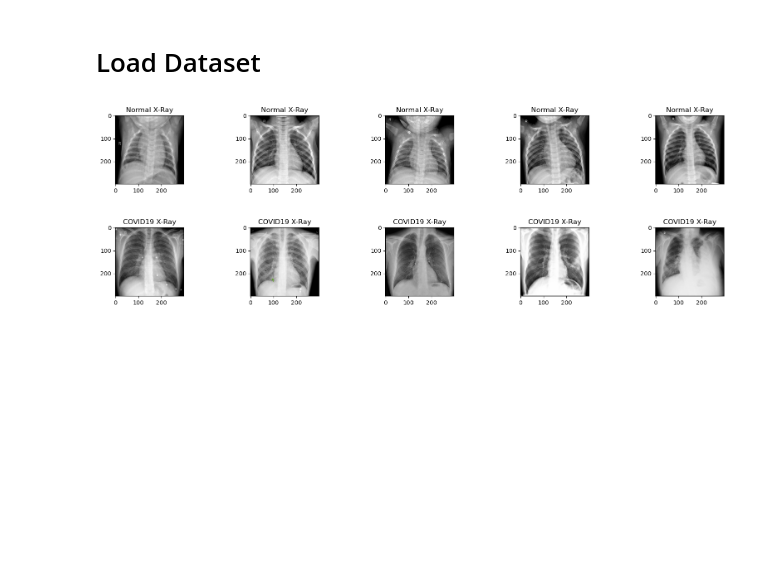
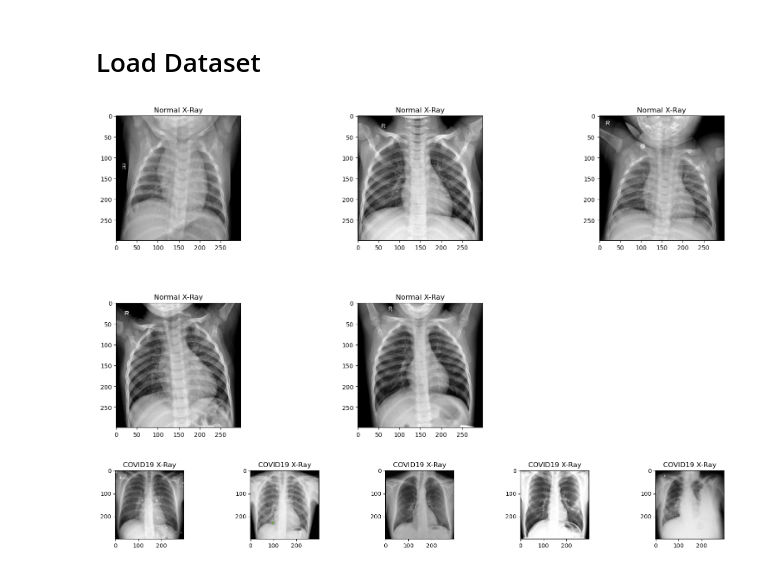
Before and after one commit to allunsamudra/artificialintellegence, a Jupyter notebook: code/ann_code.ipynb, the cells around one changed output. Cells and saved outputs as stored; diff of their text form; code cells hidden in the pictures; blank space fills up the shorter version.

```diff
--- a/code/ann_code.ipynb
+++ b/code/ann_code.ipynb
@@ -25,15 +26,15 @@ dir_valid = f'{dir}/validation'
 # %%
 plt.figure(figsize=(20 , 15))
 for i in np.arange(1,6):
-    plt.subplot(5, 5, i)
+    plt.subplot(3, 3, i)
     plt.subplots_adjust(hspace = 0.5 , wspace = 0.3)
     # Normal
     dir_img = f'{dir_train}/0_Normal/Normal ({i}).jpg'
     img = cv2.imread(dir_img)
     plt.imshow(img)
     plt.title('Normal X-Ray')
 # %% [output]
-[figure, old version]
+[figure, new version]
 # %%
 plt.figure(figsize=(20 , 15))
 for i in np.arange(1,6):
```
Also changed, not shown: parts of 8 cells of this notebook.
